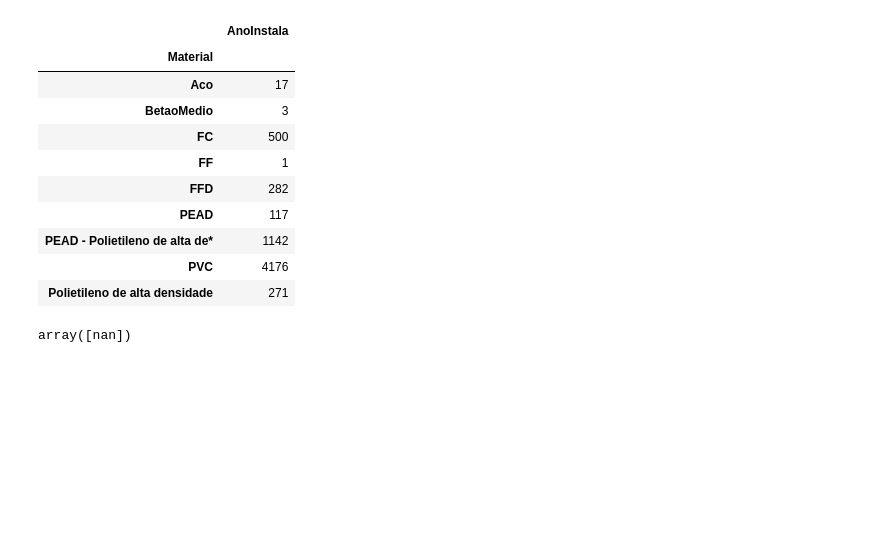
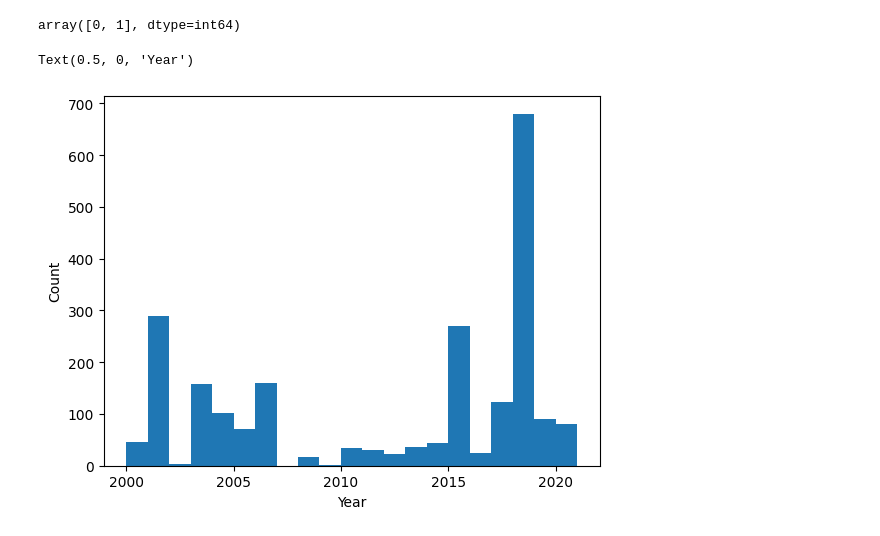
Before and after one commit to Francisc0F/projeto_licenciatura, a Jupyter notebook: caracterização de dados/Tubagens.ipynb, the cells around one changed output. Cells and saved outputs as stored; diff of their text form; code cells hidden in the pictures; blank space fills up the shorter version.

```diff
--- a/caracterização de dados/Tubagens.ipynb
+++ b/caracterização de dados/Tubagens.ipynb
@@ -134,19 +136,15 @@ Index(['OBJECTID', 'GlobalID', 'IDEntidade', 'IDInfraest', 'IDGestao',
-# %%
-  tub.groupby(['Material']).agg({'AnoInstala':'count'})
-# %% [output]
-|  | AnoInstala |
-| Material |  |
-| Aco | 17 |
-| BetaoMedio | 3 |
-| FC | 500 |
-| FF | 1 |
-| FFD | 282 |
-| PEAD | 117 |
-| PEAD - Polietileno de alta de* | 1142 |
-| PVC | 4176 |
-| Polietileno de alta densidade | 271 |
 # %%
 
-tub['TxtJust'].unique()
+tub['Reabilitad'].unique()
 # %% [output]
-array([nan])
+array([0, 1], dtype=int64)
+# %%
+
+import matplotlib.pyplot as plt
+plt.hist(tub['AnoInstala'], bins=range(2000,2022,1))
+
+plt.ylabel('Count')
+plt.xlabel('Year')
+# %% [output]
+Text(0.5, 0, 'Year')
+[figure, added]
```
Also changed, not shown: parts of 7 cells of this notebook, 7 other files.
